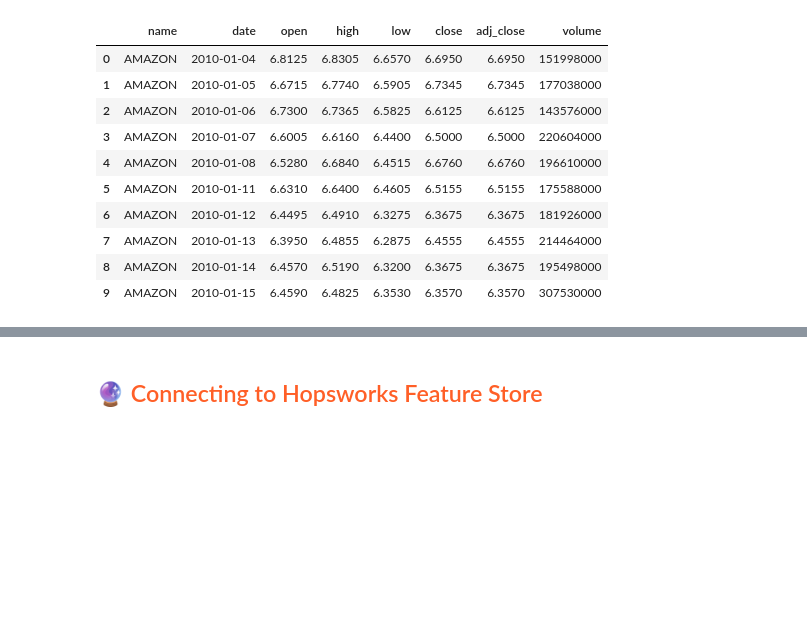
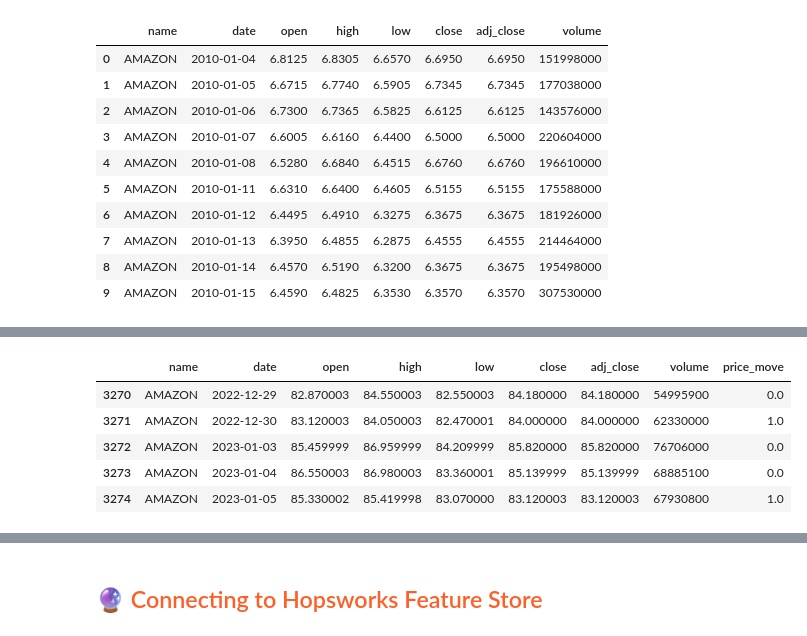
Before and after one commit to avatar46/ID2223, a Jupyter notebook: fetch_history_stock_data.ipynb, the cells around one changed output, grey strips where cells are left out. Saved outputs shown, nothing was run; the diff lists cells and outputs as text; code cells hidden in the pictures; blank space fills up the shorter version.

```diff
--- a/fetch_history_stock_data.ipynb
+++ b/fetch_history_stock_data.ipynb
@@ -106,0 +182,11 @@ amazon_stock.head(10)
+# %%
+amazon_stock['price_move'] = amazon_performance_df['price_move']
+amazon_stock = amazon_stock.dropna()
+amazon_stock.tail(5)
+# %% [output]
+|  | name | date | open | high | low | close | adj_close | volume | price_move |
+| 3270 | AMAZON | 2022-12-29 | 82.870003 | 84.550003 | 82.550003 | 84.180000 | 84.180000 | 54995900 | 0.0 |
+| 3271 | AMAZON | 2022-12-30 | 83.120003 | 84.050003 | 82.470001 | 84.000000 | 84.000000 | 62330000 | 1.0 |
+| 3272 | AMAZON | 2023-01-03 | 85.459999 | 86.959999 | 84.209999 | 85.820000 | 85.820000 | 76706000 | 0.0 |
+| 3273 | AMAZON | 2023-01-04 | 86.550003 | 86.980003 | 83.360001 | 85.139999 | 85.139999 | 68885100 | 0.0 |
+| 3274 | AMAZON | 2023-01-05 | 85.330002 | 85.419998 | 83.070000 | 83.120003 | 83.120003 | 67930800 | 1.0 |
```
Also changed, not shown: parts of 20 cells of this notebook, 3 other files.
